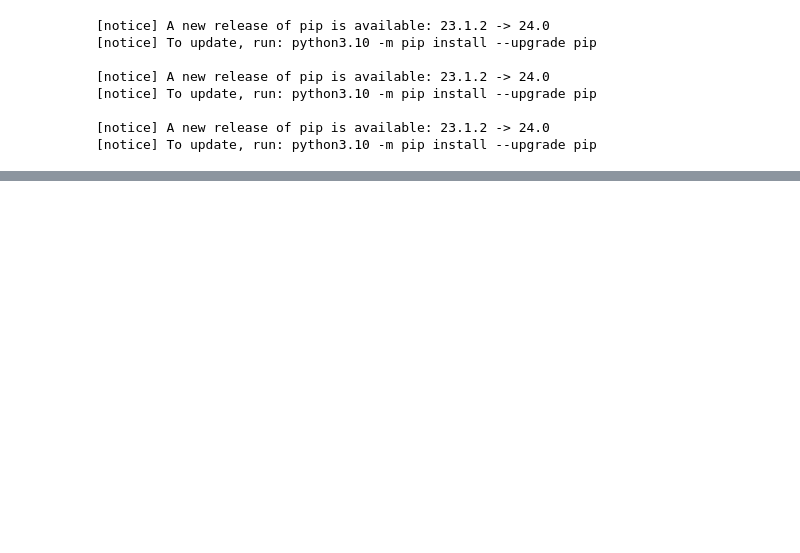
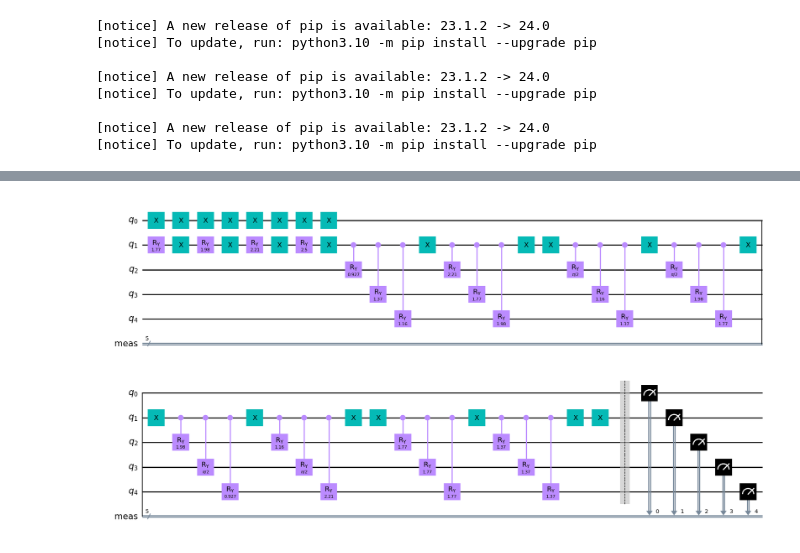
Before and after one commit to PravM11/QML-QGC, a Jupyter notebook: QBNAccuracyOnMNIST.ipynb, the cells around one changed output, grey strips where cells are left out. Saved outputs shown, nothing was run; the diff lists cells and outputs as text; code cells hidden in the pictures; blank space fills up the shorter version.

```diff
--- a/QBNAccuracyOnMNIST.ipynb
+++ b/QBNAccuracyOnMNIST.ipynb
@@ -256,0 +280,73 @@ Quantum Accuracy: 0.6572104018912529
+# %%
+from qiskit import QuantumCircuit
+import numpy as np
+
+# Function to calculate rotation angle
+def calc_angle(prob):
+    return 2 * np.arccos(np.sqrt(prob))
+
+def create_quantum_circuit_mult(priors, null_probs_list, positive_probs_list):
+    # Number of classes and required qubits for class representation
+    num_classes = len(priors)
+    num_class_qubits = int(np.ceil(np.log2(num_classes)))
+    # Number of features
+    n = len(null_probs_list[0])
+
+    # Initialize the quantum circuit with n + num_class_qubits qubits
+    circ = QuantumCircuit(n + num_class_qubits)
+
+    # Encode class-prior probabilities
+    for i in range(num_classes):
+        binary_representation = format(i, f'0{num_class_qubits}b')
+        theta_y = calc_angle(priors[i])
+        for j, bit in enumerate(binary_representation):
+            if bit == '1':
+                circ.x(j)
+        circ.ry(theta_y, num_class_qubits - 1)  # Encode P(y=i) into the last class qubit
+        for j, bit in enumerate(binary_representation):
+            if bit == '1':
+                circ.x(j)
+
+    # Encode class-conditional probabilities
+    for i in range(num_classes):
+        binary_representation = format(i, f'0{num_class_qubits}b')
+        null_rotations = [calc_angle(conditional) for conditional in null_probs_list[i]]
+        pos_rotations = [calc_angle(conditional) for conditional in positive_probs_list[i]]
+
+        for j, bit in enumerate(binary_representation):
+            if bit == '1':
+                circ.x(j)
+        for k in range(n):
+            circ.cry(null_rotations[k], num_class_qubits - 1, num_class_qubits + k)
+        circ.x(num_class_qubits - 1)  # Flip y to represent y=i
+        for k in range(n):
+            circ.cry(pos_rotations[k], num_class_qubits - 1, num_class_qubits + k)
+        circ.x(num_class_qubits - 1)  # Reset y back
+        for j, bit in enumerate(binary_representation):
+            if bit == '1':
+                circ.x(j)
+
+    # Measure all qubits
+    circ.measure_all()
+
+    return circ
+
+# Example usage
+priors = [0.4, 0.3, 0.2, 0.1]  # Example class-prior probabilities for 4 classes
+null_probs_list = [
+    [0.8, 0.6, 0.7],  # Example class-conditional probabilities for class 0
+    [0.5, 0.7, 0.6],  # Example class-conditional probabilities for class 1
+    [0.3, 0.5, 0.8],  # Example class-conditional probabilities for class 2
+    [0.4, 0.4, 0.4]   # Example class-conditional probabilities for class 3
+]
+positive_probs_list = [
+    [0.2, 0.4, 0.3],  # Example class-conditional probabilities for class 0
+    [0.5, 0.3, 0.4],  # Example class-conditional probabilities for class 1
+    [0.7, 0.5, 0.2],  # Example class-conditional probabilities for class 2
+    [0.6, 0.6, 0.6]   # Example class-conditional probabilities for class 3
+]
+
+quantum_circuit = create_quantum_circuit_mult(priors, null_probs_list, positive_probs_list)
+quantum_circuit.draw('mpl')
+# %% [output]
+[figure, added]
```
Also changed, not shown: parts of 2 cells of this notebook, 2 other files.
